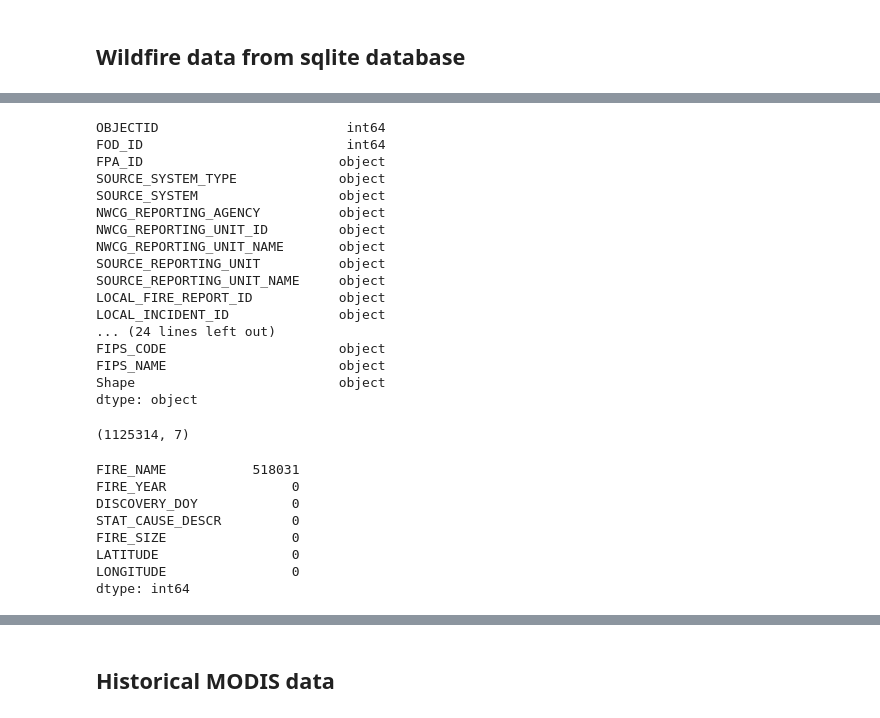
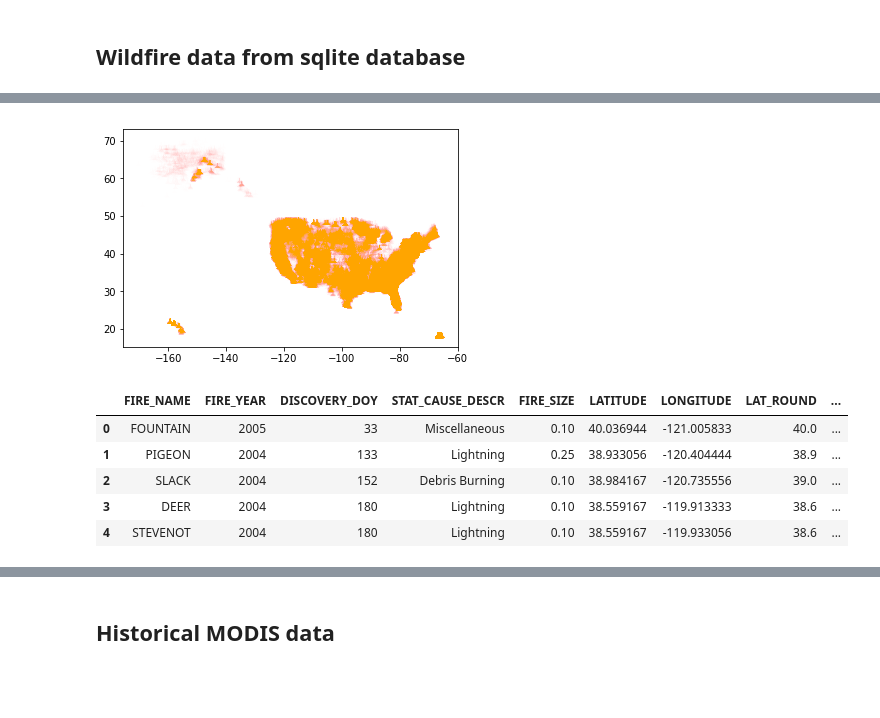
Before and after one commit to BloomTech-Labs/forest-fire-watch-ds, a Jupyter notebook: fires.ipynb, the cells around one changed output, grey strips where cells are left out. Drawn from its saved outputs; the diff is of its cells as text; code cells hidden in the pictures; blank space fills up the shorter version.

```diff
--- a/fires.ipynb
+++ b/fires.ipynb
@@ -25,0 +37,7 @@ df.shape
+# %%
+# visualize fire locations
+
+plt.scatter(df["LONGITUDE"], df["LATITUDE"], alpha=.003, marker="2", color="orange")
+plt.show()
+# %% [output]
+[figure, added]
@@ -26,37 +68,9 @@ df.shape
 # %%
-df.dtypes
+df.head()
 # %% [output]
-OBJECTID                        int64
-FOD_ID                          int64
-FPA_ID                         object
-SOURCE_SYSTEM_TYPE             object
-SOURCE_SYSTEM                  object
-NWCG_REPORTING_AGENCY          object
-NWCG_REPORTING_UNIT_ID         object
-NWCG_REPORTING_UNIT_NAME       object
-SOURCE_REPORTING_UNIT          object
-SOURCE_REPORTING_UNIT_NAME     object
-LOCAL_FIRE_REPORT_ID           object
-LOCAL_INCIDENT_ID              object
-... (24 lines left out)
-FIPS_CODE                      object
-FIPS_NAME                      object
-Shape                          object
-dtype: object
+|  | FIRE_NAME | FIRE_YEAR | DISCOVERY_DOY | STAT_CAUSE_DESCR | FIRE_SIZE | LATITUDE | LONGITUDE | LAT_ROUND | ... |
+| 0 | FOUNTAIN | 2005 | 33 | Miscellaneous | 0.10 | 40.036944 | -121.005833 | 40.0 | ... |
+| 1 | PIGEON | 2004 | 133 | Lightning | 0.25 | 38.933056 | -120.404444 | 38.9 | ... |
+| 2 | SLACK | 2004 | 152 | Debris Burning | 0.10 | 38.984167 | -120.735556 | 39.0 | ... |
+| 3 | DEER | 2004 | 180 | Lightning | 0.10 | 38.559167 | -119.913333 | 38.6 | ... |
+| 4 | STEVENOT | 2004 | 180 | Lightning | 0.10 | 38.559167 | -119.933056 | 38.6 | ... |
-# %%
-df_small = df[["FIRE_NAME", "FIRE_YEAR", "DISCOVERY_DOY", "STAT_CAUSE_DESCR", "FIRE_SIZE", "LATITUDE", "LONGITUDE"]]
-df_small = df_small[df_small["FIRE_YEAR"] > 2001]
-df_small.shape
-# %% [output]
-(1125314, 7)
-# %%
-df_small.isnull().sum()
-# %% [output]
-FIRE_NAME           518031
-FIRE_YEAR                0
-DISCOVERY_DOY            0
-STAT_CAUSE_DESCR         0
-FIRE_SIZE                0
-LATITUDE                 0
-LONGITUDE                0
-dtype: int64
```
Also changed, not shown: parts of 44 cells of this notebook.
